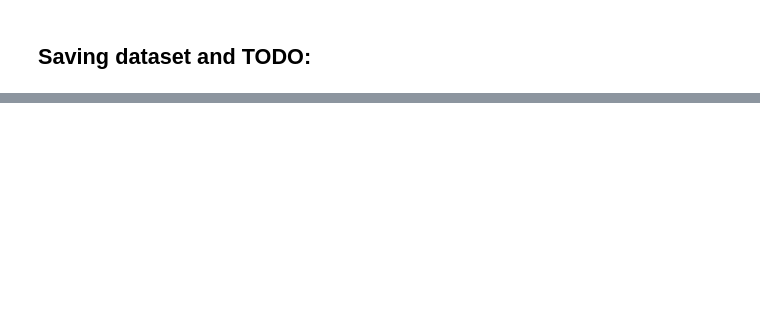
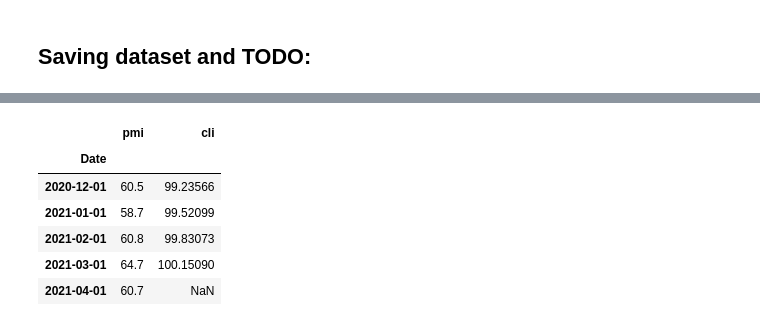
Before and after one commit to drewamorbordelon/Correlation_Regression_CLI_GDP, a Jupyter notebook: notebooks/cli_gdp_EDA.ipynb, the cells around one changed output, grey strips where cells are left out. Saved outputs shown, nothing was run; the diff lists cells and outputs as text; code cells hidden in the pictures; blank space fills up the shorter version.

```diff
--- a/notebooks/cli_gdp_EDA.ipynb
+++ b/notebooks/cli_gdp_EDA.ipynb
@@ -47,6 +50,10 @@ cli.columns = ['cli']
 # %%
 # Changing and checking that the `cli.index` was changed to a datetime format
 cli.index = pd.to_datetime(cli.index)
+
+# Will use this later for analyzing monthly data - `cli_monthly` DataFrame
+cli_monthly = cli.copy()
+
 type(cli.index)
 # %% [output]
 pandas.core.indexes.datetimes.DatetimeIndex
@@ -242,3 +243,17 @@ pd.DataFrame.to_csv(cli, "../datasets/cli.csv")
 # Analyze CLI (Monthly)
 # TODO: Calculate the rate of change of the CLI using monthly data
 # TODO: DO the same to headline CPI monthly data
+
+# Retrieving monthly CLI and ISM-PMI data
+# Pulling data from Quandl API
+
+# API Key
+quandl.ApiConfig.api_key='1mEBe1BeVaAExprr7akA'
+# Reading in the dataset from Quandl API - ISM_PMI (Monthly)
+df_ism = pd.read_csv('https://www.quandl.com/api/v3/datasets/ISM/MAN_PMI.csv?api_key=1mEBe1BeVaAExprr7akA', index_col=['Date'])
+# Reversing the dataframe
+ismpmi = df_ism.iloc[::-1]
+# Changing index to datetime in `ismpmi` DataFrame
+ismpmi.index = pd.to_datetime(ismpmi.index)
+# Changing column name
+ismpmi.columns = ['pmi']
@@ -244,0 +276,10 @@ pd.DataFrame.to_csv(cli, "../datasets/cli.csv")
+# %%
+pmi_cli.tail()
+# %% [output]
+|  | pmi | cli |
+| Date |  |  |
+| 2020-12-01 | 60.5 | 99.23566 |
+| 2021-01-01 | 58.7 | 99.52099 |
+| 2021-02-01 | 60.8 | 99.83073 |
+| 2021-03-01 | 64.7 | 100.15090 |
+| 2021-04-01 | 60.7 | NaN |
```
Also changed, not shown: parts of 15 cells of this notebook, 1 other file.
